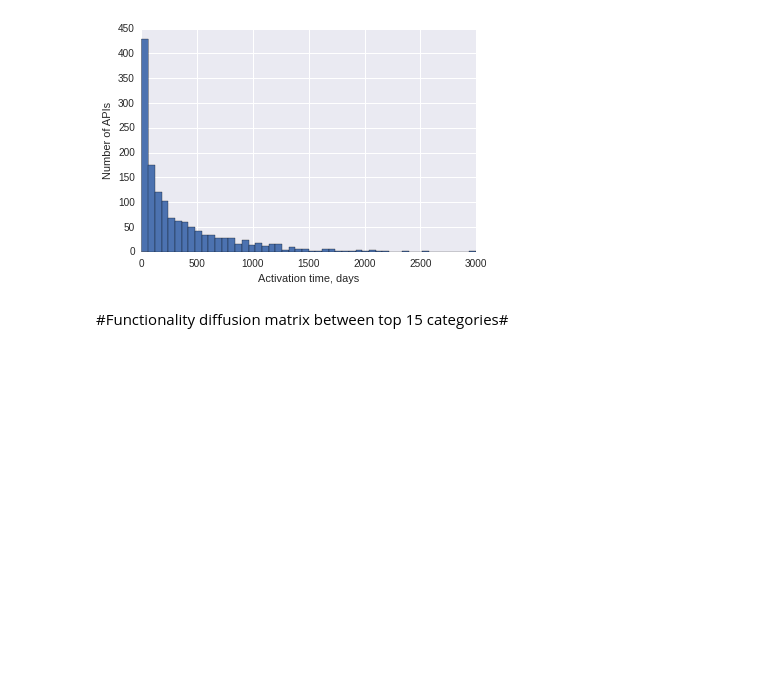
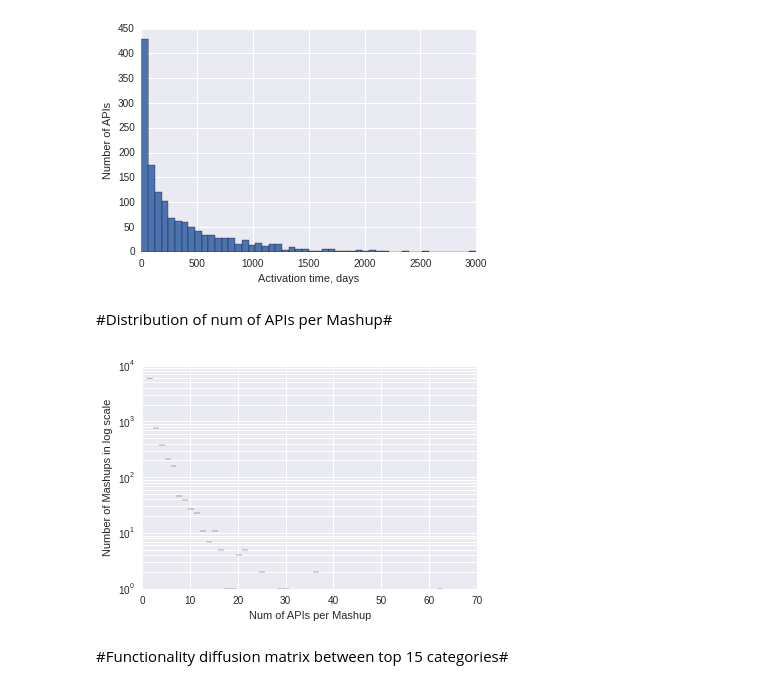
Before and after one commit to omelkova/pw_crawler, a Jupyter notebook: analysis/graph_analysis.ipynb, the cells around one changed output. Cells and saved outputs as stored; diff of their text form; code cells hidden in the pictures; blank space fills up the shorter version.

Commit message:
Add API per Mashup distribution

```diff
--- a/analysis/graph_analysis.ipynb
+++ b/analysis/graph_analysis.ipynb
@@ -216,6 +195,31 @@ plt.ylabel("Number of APIs")
 #pl.gca().set_xscale("log")
 #pl.gca().set_yscale("log")
 #pl.show()
+# %% [markdown]
+#Distribution of num of APIs per Mashup#
+# %%
+rows = g.query("""SELECT ?m (COUNT(?s) as ?apiCount) WHERE {
+                ?s ?p api_network:API .
+                ?m ?p api_network:Mashup .
+                ?m gr:include ?s .
+                }
+                GROUP BY ?m""", initNs=ns)
+# %%
+api_count_frame = DataFrame()
+api_count_frame["Mashup"] = [t["?m"].toPython() for t in rows.bindings]
+api_count_frame["API COUNT"] = [t["?apiCount"].toPython() for t in rows.bindings]
+#api_count_frame[api_count_frame["API COUNT"]>29]
+#plt.hist(api_count_frame["API COUNT"])
+# %%
+import pylab as pl
+pl.hist(api_count_frame["API COUNT"], bins = 50, facecolor = "black")
+pl.gca().set_yscale("log")
+#pl.Figure.set_edgecolor("black")
+pl.xlabel("Num of APIs per Mashup")
+pl.ylabel("Number of Mashups in log scale")
+pl.show()
+# %% [output]
+[figure, added]
 # %% [markdown]
 #Functionality diffusion matrix between top 15 categories#
 # %%
```
Also changed, not shown: parts of 5 cells of this notebook, 2 other files.
